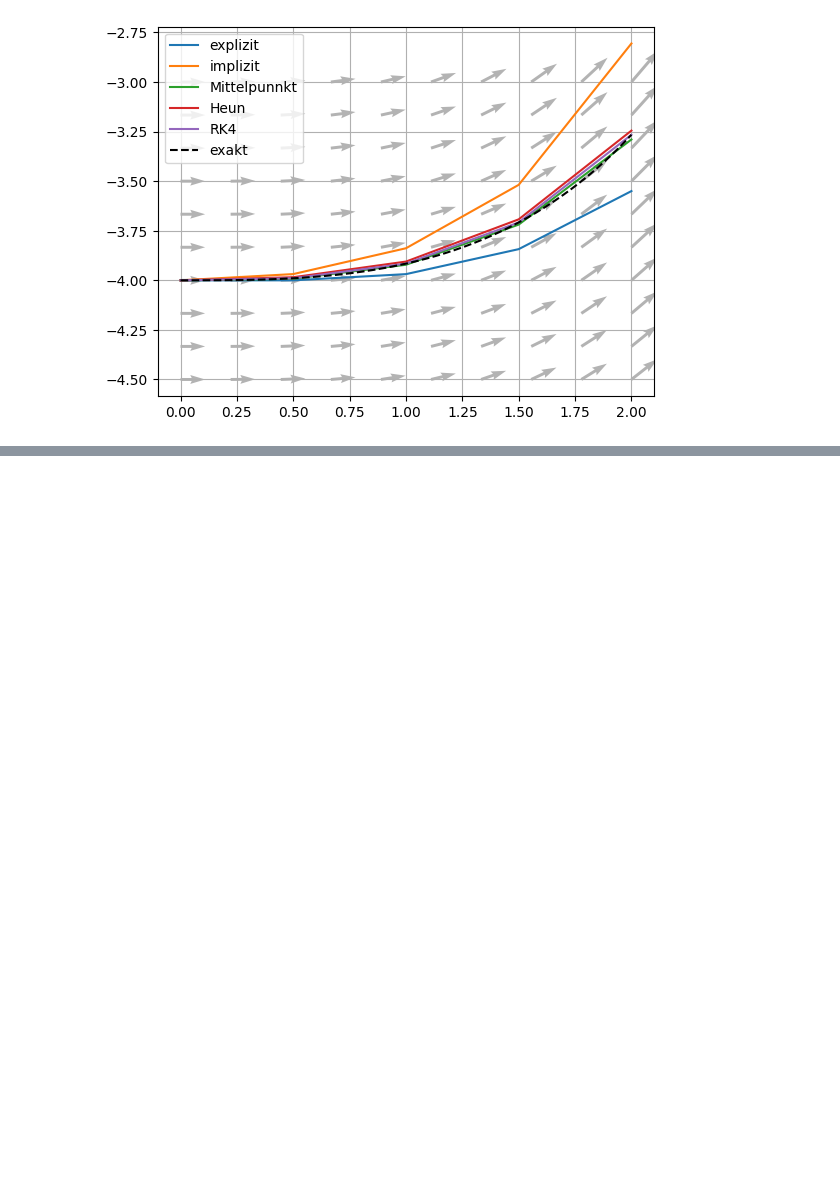
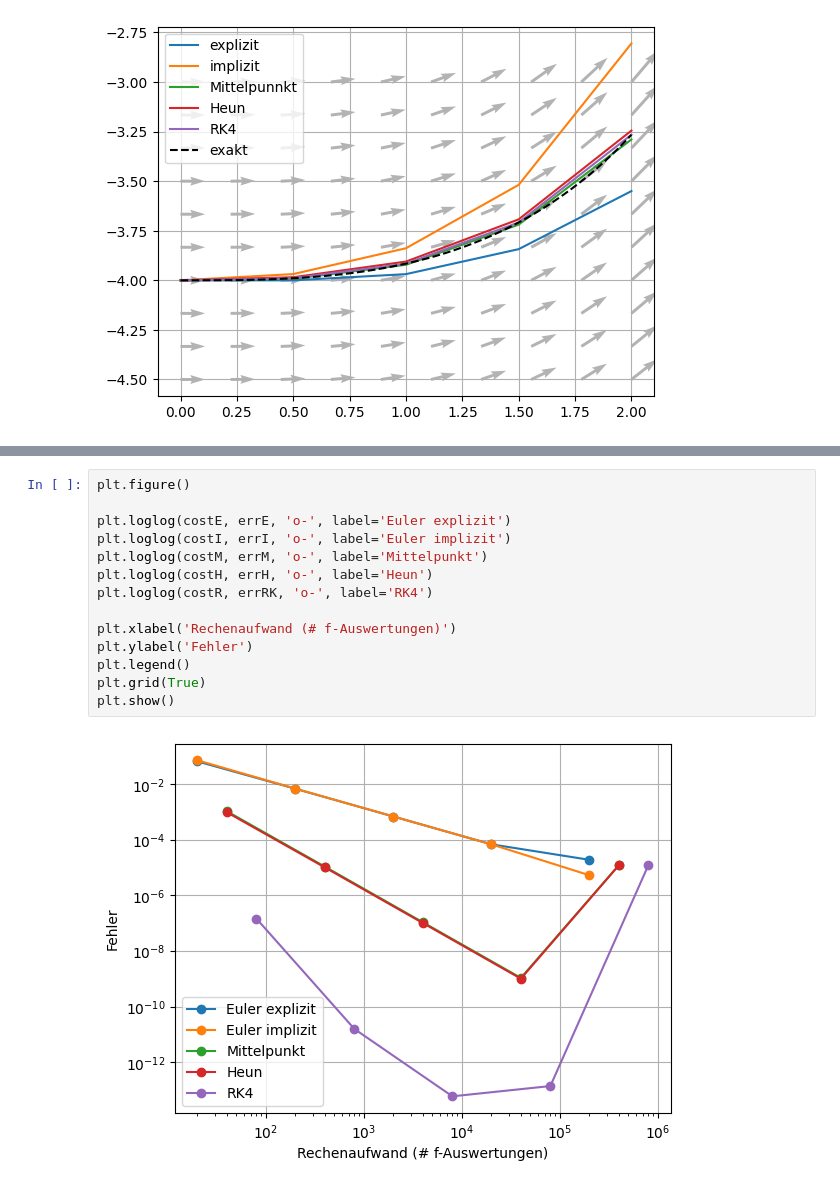
Before and after one commit to BieriCyril/ZHAW_STt_NUM1, a Jupyter notebook: NUM1_Praktikum_W10_W11.ipynb, the cells around one changed output, grey strips where cells are left out. Saved outputs shown, nothing was run; the diff lists cells and outputs as text; blank space fills up the shorter version.

```diff
--- a/NUM1_Praktikum_W10_W11.ipynb
+++ b/NUM1_Praktikum_W10_W11.ipynb
@@ -346,0 +361,16 @@ h =  1e-05
+# %%
+plt.figure()
+
+plt.loglog(costE, errE, 'o-', label='Euler explizit')
+plt.loglog(costI, errI, 'o-', label='Euler implizit')
+plt.loglog(costM, errM, 'o-', label='Mittelpunkt')
+plt.loglog(costH, errH, 'o-', label='Heun')
+plt.loglog(costR, errRK, 'o-', label='RK4')
+
+plt.xlabel('Rechenaufwand (# f-Auswertungen)')
+plt.ylabel('Fehler')
+plt.legend()
+plt.grid(True)
+plt.show()
+# %% [output]
+[figure, added]
```
Also changed, not shown: parts of 2 cells of this notebook.
